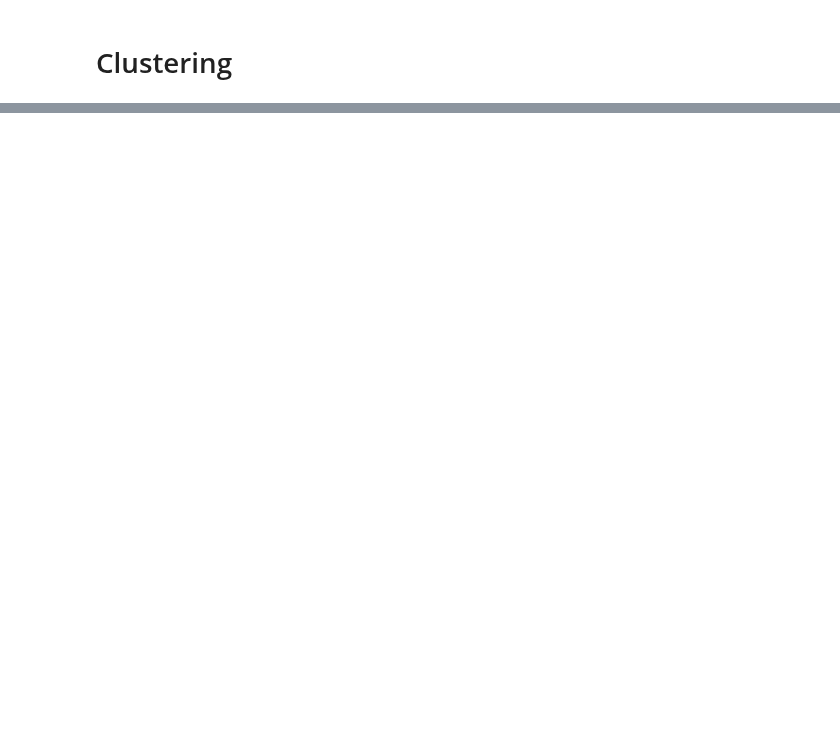
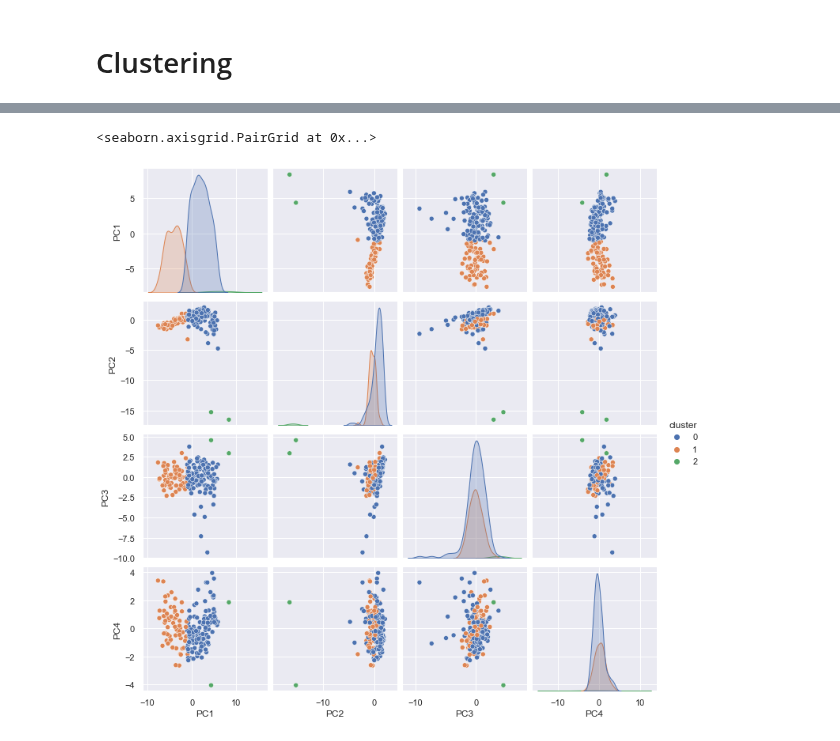
Before and after one commit to Snail664/country-clustering, a Jupyter notebook: clustering.ipynb, the cells around one changed output, grey strips where cells are left out. Cells and saved outputs as stored; diff of their text form; code cells hidden in the pictures; blank space fills up the shorter version.

```diff
--- a/clustering.ipynb
+++ b/clustering.ipynb
@@ -82,0 +141,6 @@ plt.show()
+# %%
+# Plot the Clusters on 2D grids
+sb.pairplot(clustered_data, vars = data4D.columns.values, hue = "cluster")
+# %% [output]
+<seaborn.axisgrid.PairGrid at 0x...>
+[figure, added]
```
Also changed, not shown: parts of 18 cells of this notebook.
